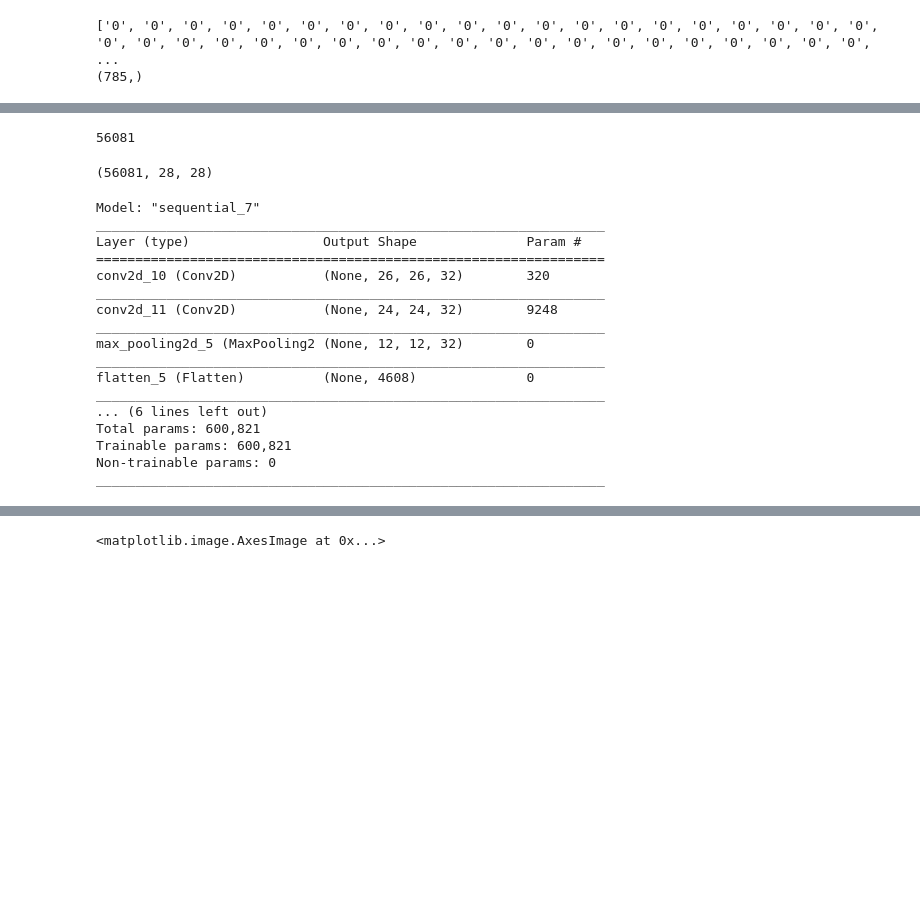
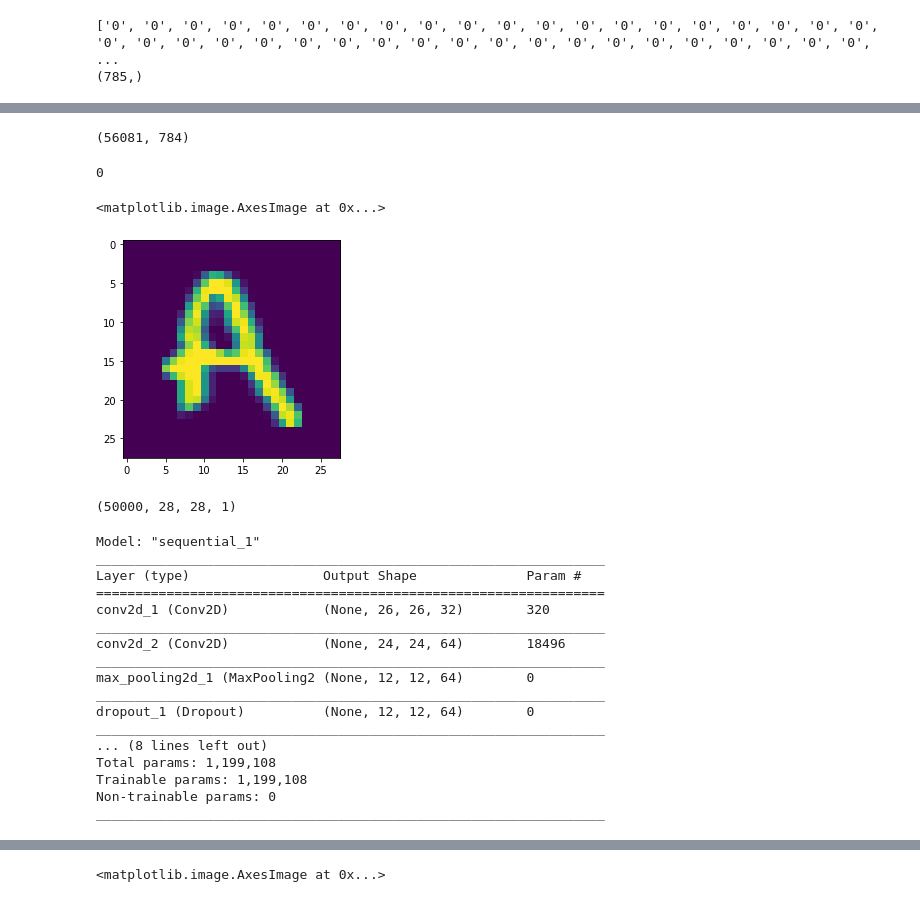
Before and after one commit to datdinh173011/abc, a Jupyter notebook: Datndchuviettay.ipynb, the cells around one changed output, grey strips where cells are left out. Drawn from its saved outputs; the diff is of its cells as text; code cells hidden in the pictures; blank space fills up the shorter version.

```diff
--- a/Datndchuviettay.ipynb
+++ b/Datndchuviettay.ipynb
@@ -90,15 +96,18 @@ train_label = []
 for letter in rows :
   if letter[0] == '0' or (letter[0] == '1') or (letter[0] == '2') or (letter[0] == '3'):
       x = np.array([int(j) for j in letter[1:]])
-      x = x.reshape(28,28)
       train_data.append(x)
       train_label.append(int(letter[0]))
   else:
       break
 # %%
 print(len(train_label))
+
+
+
+
+print(train_label)
+print(train_x[15])
-# %% [output]
-56081
 # %%
 import random
 
@@ -121,4 +130,4 @@ val_y = train_label[50000:53000]
 test_x = train_data[53000:]
 test_y = train_label[53000:]
 # %% [output]
-(56081, 28, 28)
+(56081, 784)
@@ -131,2 +134,10 @@ N_EPOCHS = 50
+# %%
+print(train_y[10])
+x = train_x[10].reshape(28,28)
+plt.imshow(x)
+# %% [output]
+0
+<matplotlib.image.AxesImage at 0x...>
+[figure, added]
 # %%
 # reshape lại dữ liệu cho đúng kích thước mà keras yêu cầu
@@ -136,38 +151,40 @@ test_x = test_x.reshape(-1,28,28,1)
+# %%
+train_x.shape
+# %% [output]
+(50000, 28, 28, 1)
 # %%
 model = Sequential()
-model.add(Conv2D(32, (3, 3),activation='sigmoid', input_shape=(28,28,1)))
-
-
-# Thêm Convolutional layer
-model.add(Conv2D(32, (3, 3), activation='sigmoid'))
-# Thêm Max pooling layer
-model.add(MaxPooling2D(pool_size=(2,2)))
+model.add(Conv2D(32, (3, 3),activation='relu', input_shape=(28,28,1)))
+model.add(Conv2D(64, (3, 3), activation='relu'))
+model.add(MaxPooling2D(pool_size=(2, 2)))
+model.add(Dropout(0.25))
 # Flatten layer chuyển từ tensor sang vector
 model.add(Flatten())
 # Thêm Fully Connected layer với 128 nodes và dùng hàm relu
 model.add(Dense(128, activation='relu'))
-# Output layer với 10 node và dùng softmax function để chuyển sang xác suất.
-model.add(Dense(10, activation='softmax'))
-model.add(Dense(1, activation='softmax'))
+# Output layer với 4 node và dùng softmax function để chuyển sang xác suất.
+model.add(Dropout(0.5))
+model.add(Dense(4, activation='softmax'))
+
 # 6. Compile model, chỉ rõ hàm loss_function nào được sử dụng, phương thức # đùng để tối ưu hàm loss function.
 model.compile(loss='categorical_crossentropy', optimizer='adam', metrics=['accuracy'])
 model.summary()
 # %% [output]
-Model: "sequential_7"
+Model: "sequential_1"
 _________________________________________________________________
 Layer (type)                 Output Shape              Param #
 =================================================================
-conv2d_10 (Conv2D)           (None, 26, 26, 32)        320
+conv2d_1 (Conv2D)            (None, 26, 26, 32)        320
 _________________________________________________________________
-conv2d_11 (Conv2D)           (None, 24, 24, 32)        9248
+conv2d_2 (Conv2D)            (None, 24, 24, 64)        18496
 _________________________________________________________________
-max_pooling2d_5 (MaxPooling2 (None, 12, 12, 32)        0
+max_pooling2d_1 (MaxPooling2 (None, 12, 12, 64)        0
 _________________________________________________________________
-flatten_5 (Flatten)          (None, 4608)              0
+dropout_1 (Dropout)          (None, 12, 12, 64)        0
 _________________________________________________________________
-... (6 lines left out)
-Total params: 600,821
-Trainable params: 600,821
+... (8 lines left out)
+Total params: 1,199,108
+Trainable params: 1,199,108
 Non-trainable params: 0
 _________________________________________________________________
 # %%
```
Also changed, not shown: parts of 19 cells of this notebook.
